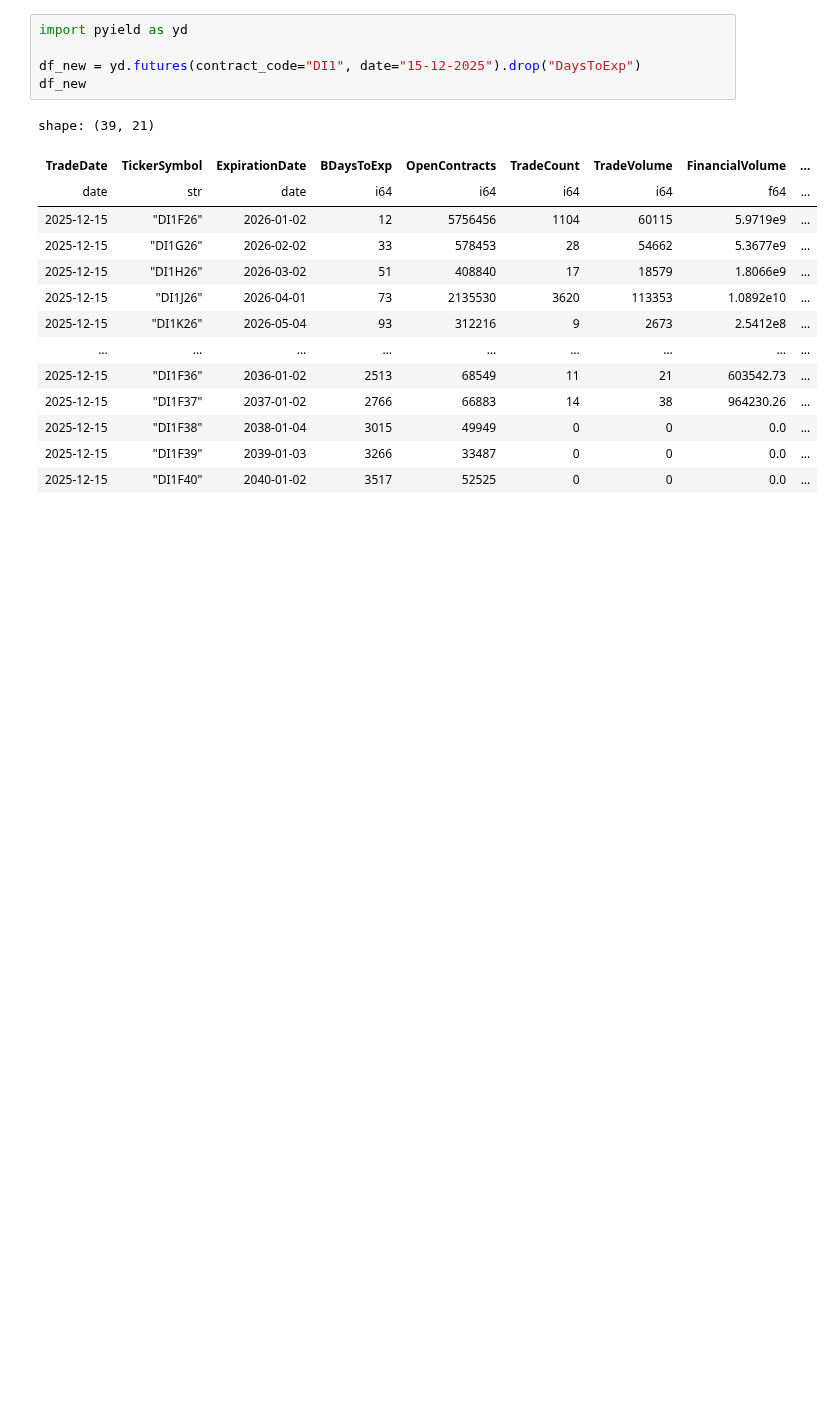
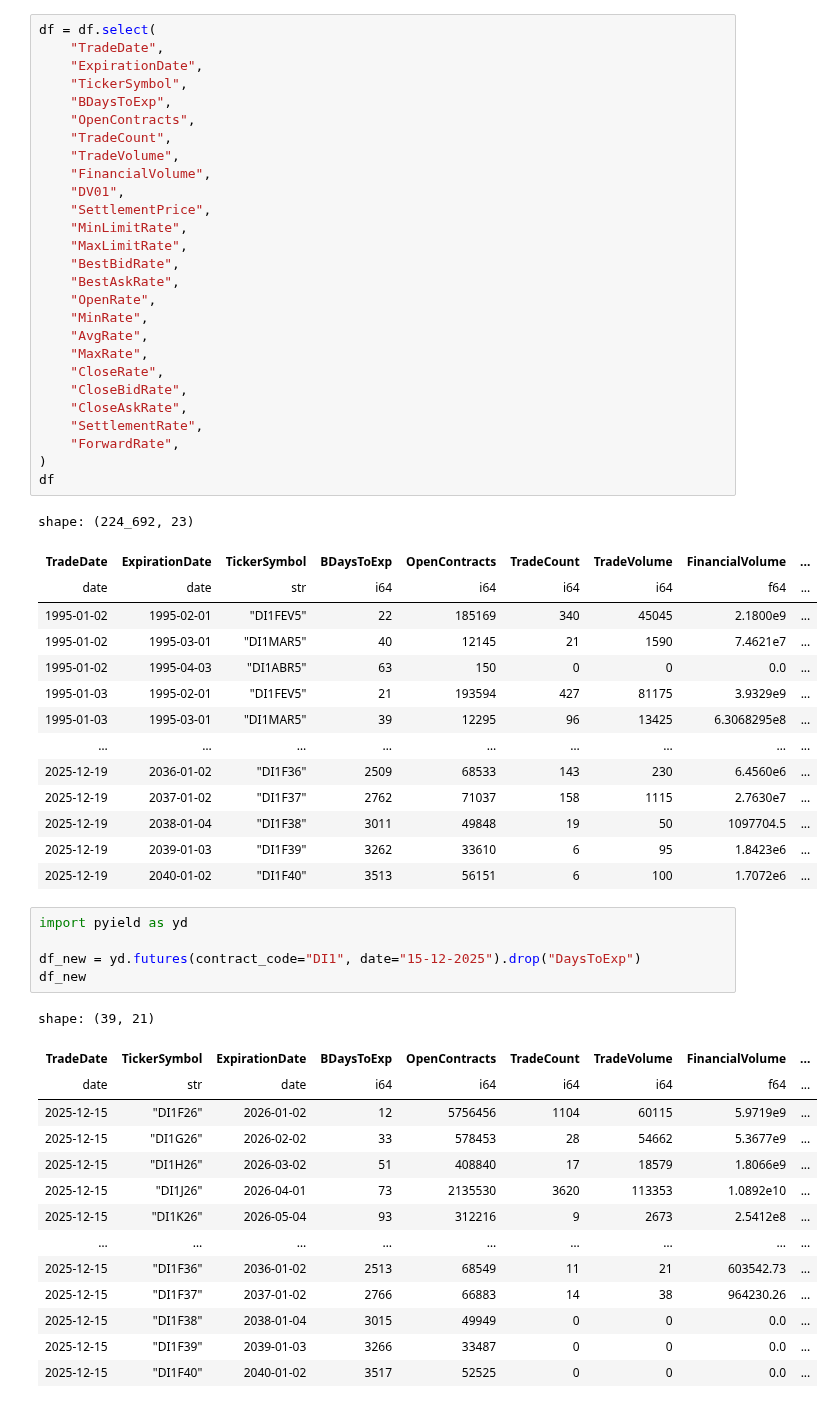
Before and after one commit to crdcj/pyield-data, a Jupyter notebook: notebooks/check_di.ipynb, the cells around one changed output. Drawn from its saved outputs; the diff is of its cells as text; blank space fills up the shorter version.

```diff
--- a/notebooks/check_di.ipynb
+++ b/notebooks/check_di.ipynb
@@ -22,3 +22,45 @@ shape: (224_497, 19)
+# %%
+df = df.select(
+    "TradeDate",
+    "ExpirationDate",
+    "TickerSymbol",
+    "BDaysToExp",
+    "OpenContracts",
+    "TradeCount",
+    "TradeVolume",
+    "FinancialVolume",
+    "DV01",
+    "SettlementPrice",
+    "MinLimitRate",
+    "MaxLimitRate",
+    "BestBidRate",
+    "BestAskRate",
+    "OpenRate",
+    "MinRate",
+    "AvgRate",
+    "MaxRate",
+    "CloseRate",
+    "CloseBidRate",
+    "CloseAskRate",
+    "SettlementRate",
+    "ForwardRate",
+)
+df
+# %% [output]
+shape: (224_692, 23)
+| TradeDate | ExpirationDate | TickerSymbol | BDaysToExp | OpenContracts | TradeCount | TradeVolume | FinancialVolume | ... |
+| date | date | str | i64 | i64 | i64 | i64 | f64 | ... |
+| 1995-01-02 | 1995-02-01 | "DI1FEV5" | 22 | 185169 | 340 | 45045 | 2.1800e9 | ... |
+| 1995-01-02 | 1995-03-01 | "DI1MAR5" | 40 | 12145 | 21 | 1590 | 7.4621e7 | ... |
+| 1995-01-02 | 1995-04-03 | "DI1ABR5" | 63 | 150 | 0 | 0 | 0.0 | ... |
+| 1995-01-03 | 1995-02-01 | "DI1FEV5" | 21 | 193594 | 427 | 81175 | 3.9329e9 | ... |
+| 1995-01-03 | 1995-03-01 | "DI1MAR5" | 39 | 12295 | 96 | 13425 | 6.3068295e8 | ... |
+| … | … | … | … | … | … | … | … | ... |
+| 2025-12-19 | 2036-01-02 | "DI1F36" | 2509 | 68533 | 143 | 230 | 6.4560e6 | ... |
+| 2025-12-19 | 2037-01-02 | "DI1F37" | 2762 | 71037 | 158 | 1115 | 2.7630e7 | ... |
+| 2025-12-19 | 2038-01-04 | "DI1F38" | 3011 | 49848 | 19 | 50 | 1097704.5 | ... |
+| 2025-12-19 | 2039-01-03 | "DI1F39" | 3262 | 33610 | 6 | 95 | 1.8423e6 | ... |
+| 2025-12-19 | 2040-01-02 | "DI1F40" | 3513 | 56151 | 6 | 100 | 1.7072e6 | ... |
 # %%
 import pyield as yd
 
```
Also changed, not shown: parts of 5 cells of this notebook, 3 other files.
